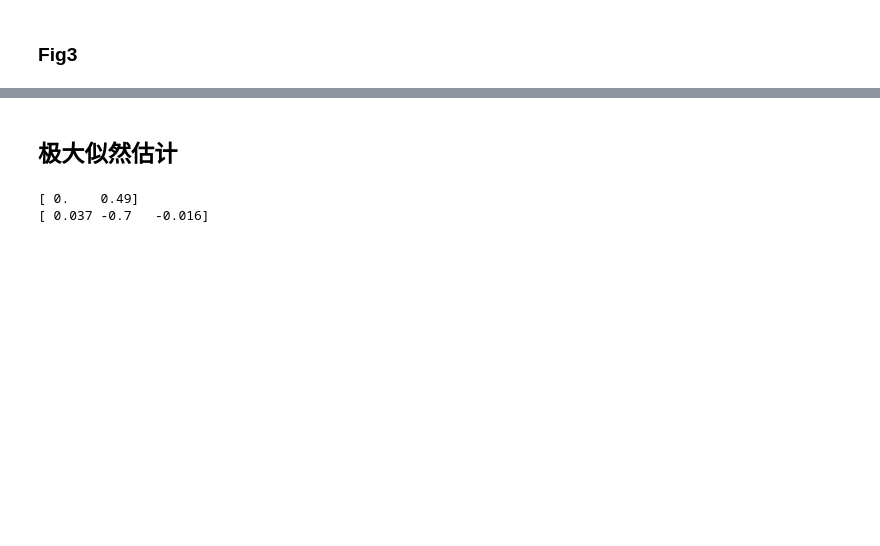
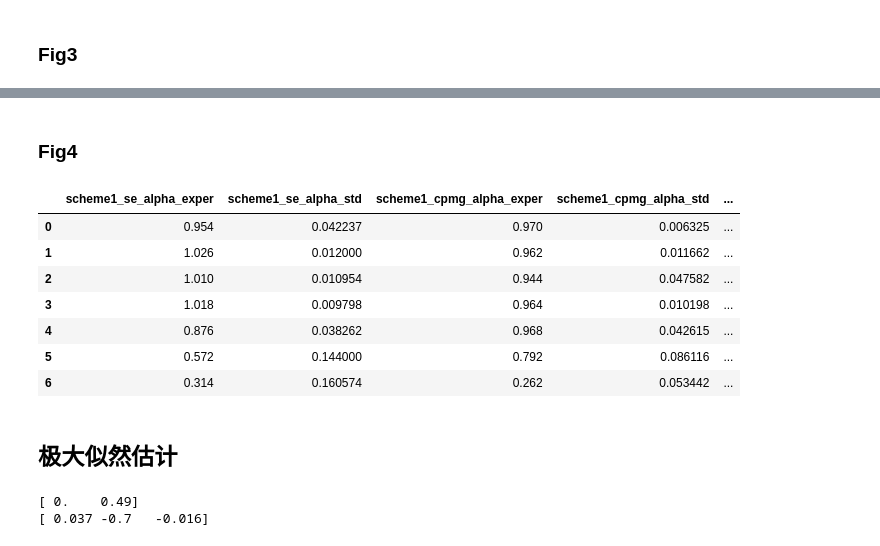
Before and after one commit to Amazingxt/Berry_Phase, a Jupyter notebook: Plot data.ipynb, the cells around one changed output, grey strips where cells are left out. Saved outputs shown, nothing was run; the diff lists cells and outputs as text; code cells hidden in the pictures; blank space fills up the shorter version.

```diff
--- a/Plot data.ipynb
+++ b/Plot data.ipynb
@@ -57,3 +55,18 @@ scheme2_alpha = [0.997,0.994,0.988,0.967,0.918,0.666,0.300,0.091]
+# %%
+scheme1_se_alpha_thero = [0.984,0.983,0.981,0.966,0.852,0.581,0.213,0.286,0.450,0.424,0.501]
+scheme1_cpmg_alpha_thero = [0.999,0.999,0.998,0.992,0.971,0.693,0.444,0.431,0.501,0.439,0.597]
+scheme2_alpha_thero = [0.997,0.993,0.984,0.950,0.867,0.604,0.193,0.104,0.123,0.372,0.463]
+bp_se_alpha = [0.977,0.935,0.833,0.566,0.094,0.149,0.319,0.257,0.396,0.470,0.566]
+bp_cpmg_alpha = [0.977,0.940,0.821,0.601,0.141,0.095,0.277,0.279,0.403,0.448,0.506]
+scheme1_se_alpha_exper = [[0.96, 0.96, 0.85, 0.95, 0.95],[0.94, 0.96, 0.93, 0.96, 0.94],[0.97, 0.95, 0.94, 0.95, 0.94],
+                          [0.92, 0.94, 0.94, 0.92, 0.92],[0.89, 0.89, 0.88, 0.79, 0.88],[0.54, 0.56, 0.3, 0.62, 0.74],
+                          [0.12, 0.53, 0.35, 0.28, 0.09]]
+scheme1_cpmg_alpha_exper = [[0.98, 0.97, 0.97, 0.96, 0.97],[0.98, 0.97, 0.95, 0.96, 0.95],[0.96, 0.86, 1.0, 0.93, 0.97],
+                            [0.97, 0.94, 0.95, 0.96, 0.95],[0.95, 0.9, 0.83, 0.92, 0.94],[0.82, 0.86, 0.61, 0.77, 0.8],
+                            [0.22, 0.18, 0.24, 0.33, 0.19]]
+scheme2_alpha_exper = [[0.94, 0.94, 0.92, 0.95, 0.93],[0.94, 0.91, 0.92, 0.94, 0.93],[0.94, 0.92, 0.93, 0.9, 0.91],
+                       [0.9, 0.85, 0.9, 0.88, 0.85],[0.84, 0.69, 0.67, 0.77, 0.78],[0.47, 0.45, 0.63, 0.58, 0.52],
+                       [0.11, 0.12, 0.08, 0.19, 0.2]]
 # %% [markdown]
 FID
 # %%
@@ -298,0 +287,24 @@ print(abs(rho_aver[1][0][0])/0.5)
+# %% [markdown]
+### Fig4
+# %%
+fig_4 = pd.DataFrame(columns=['scheme1_se_alpha_exper','scheme1_se_alpha_std','scheme1_cpmg_alpha_exper','scheme1_cpmg_alpha_std',\
+                              'scheme2_alpha_exper','scheme2_alpha_std','scheme1_se_alpha','scheme1_cpmg_alpha','scheme2_alpha'])
+fig_4.loc[:,'scheme1_se_alpha_exper'] = np.array(scheme1_se_alpha_exper).mean(axis=1) + (1-np.array([x[0] for x in scheme1_se_alpha_no_noise]))
+fig_4.loc[:,'scheme1_se_alpha_std'] = np.array(scheme1_se_alpha_exper).std(axis=1)
+fig_4.loc[:,'scheme1_cpmg_alpha_exper'] = np.array(scheme1_cpmg_alpha_exper).mean(axis=1) + (1-np.array([x[0] for x in scheme1_cpmg_alpha_no_noise]))
+fig_4.loc[:,'scheme1_cpmg_alpha_std'] = np.array(scheme1_cpmg_alpha_exper).std(axis=1)
+fig_4.loc[:,'scheme2_alpha_exper'] = np.array(scheme2_alpha_exper).mean(axis=1) + (1-np.array([x[0] for x in scheme2_alpha_no_noise]))
+fig_4.loc[:,'scheme2_alpha_std'] = np.array(scheme2_alpha_exper).std(axis=1)
+fig_4.loc[:,'scheme1_se_alpha'] = scheme1_se_alpha_thero[:7]
+fig_4.loc[:,'scheme1_cpmg_alpha'] = scheme1_cpmg_alpha_thero[:7]
+fig_4.loc[:,'scheme2_alpha'] = scheme2_alpha_thero[:7]
+fig_4
+# %% [output]
+|  | scheme1_se_alpha_exper | scheme1_se_alpha_std | scheme1_cpmg_alpha_exper | scheme1_cpmg_alpha_std | ... |
+| 0 | 0.954 | 0.042237 | 0.970 | 0.006325 | ... |
+| 1 | 1.026 | 0.012000 | 0.962 | 0.011662 | ... |
+| 2 | 1.010 | 0.010954 | 0.944 | 0.047582 | ... |
+| 3 | 1.018 | 0.009798 | 0.964 | 0.010198 | ... |
+| 4 | 0.876 | 0.038262 | 0.968 | 0.042615 | ... |
+| 5 | 0.572 | 0.144000 | 0.792 | 0.086116 | ... |
+| 6 | 0.314 | 0.160574 | 0.262 | 0.053442 | ... |
```
Also changed, not shown: parts of 19 cells of this notebook, 24 other files.
